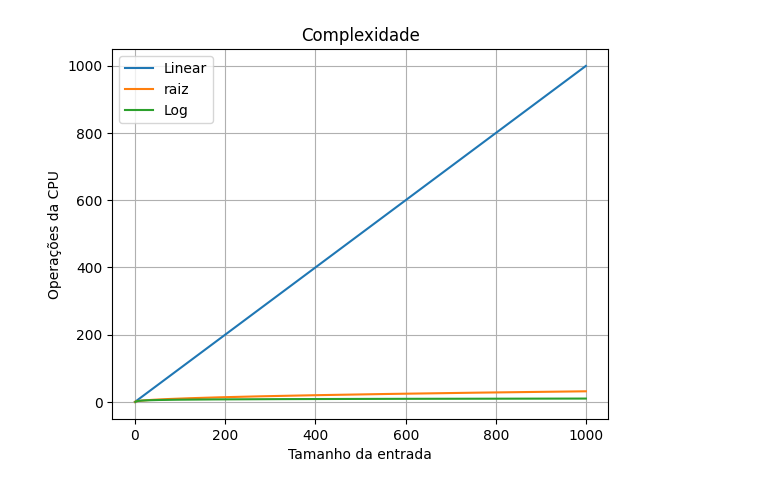
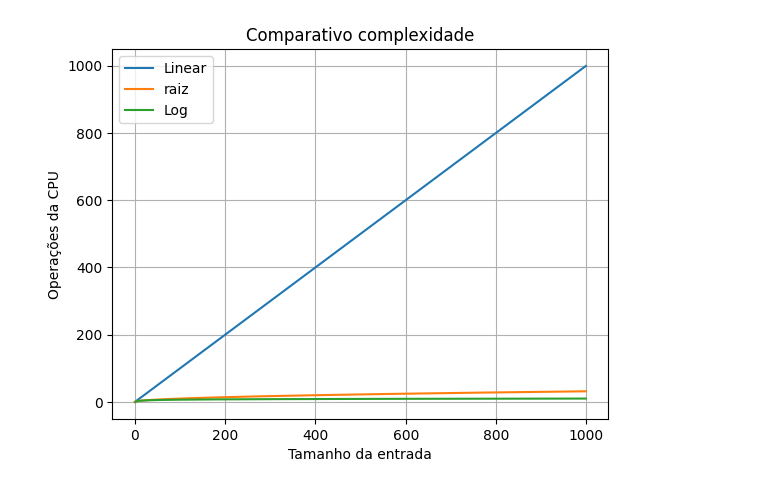
Before and after one commit to classroom-ufersa/JumpSearch, a Jupyter notebook: Jumpsearch.py/Notebooks/complexidade.ipynb, the cells around one changed output. Saved outputs shown, nothing was run; the diff lists cells and outputs as text; code cells hidden in the pictures.

```diff
--- a/Jumpsearch.py/Notebooks/complexidade.ipynb
+++ b/Jumpsearch.py/Notebooks/complexidade.ipynb
@@ -12,16 +12,16 @@ Tn_jump = np.sqrt(n)
 # %%
 plt.plot(Tn_linear, label='Linear')
 plt.plot(Tn_jump, label='raiz')
 plt.plot(Tn_log, label='Log')
 plt.xlabel('Tamanho da entrada')
 plt.ylabel('Operações da CPU')
-plt.title('Complexidade')
+plt.title('Comparativo complexidade')
 plt.legend()
 plt.grid()
 
 fig = plt.gcf()
-fig.savefig('Figura.png')
+#fig.savefig('Figura.png')
 
 plt.show()
 # %% [output]
-[figure, old version]
+[figure, new version]
```
Also changed, not shown: parts of 1 cell of this notebook, 1 other file.
